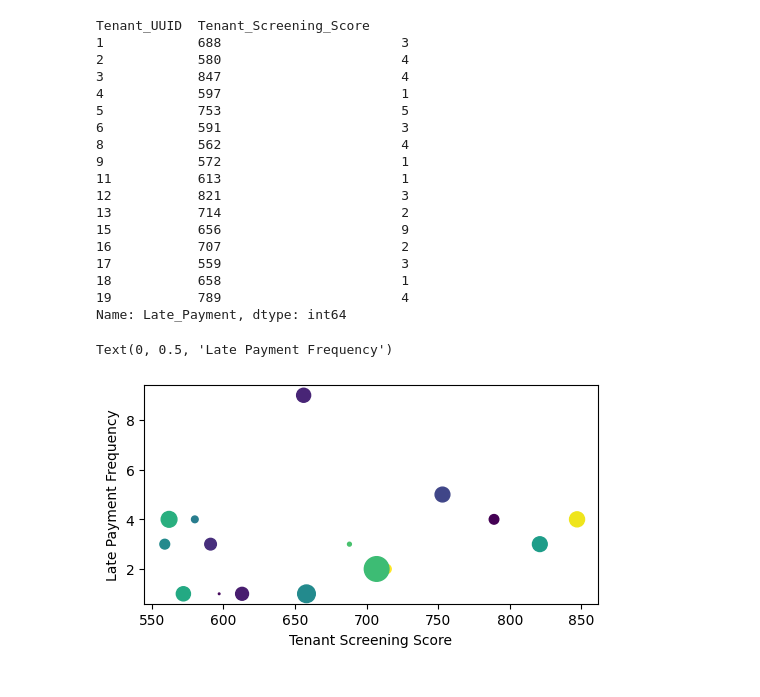
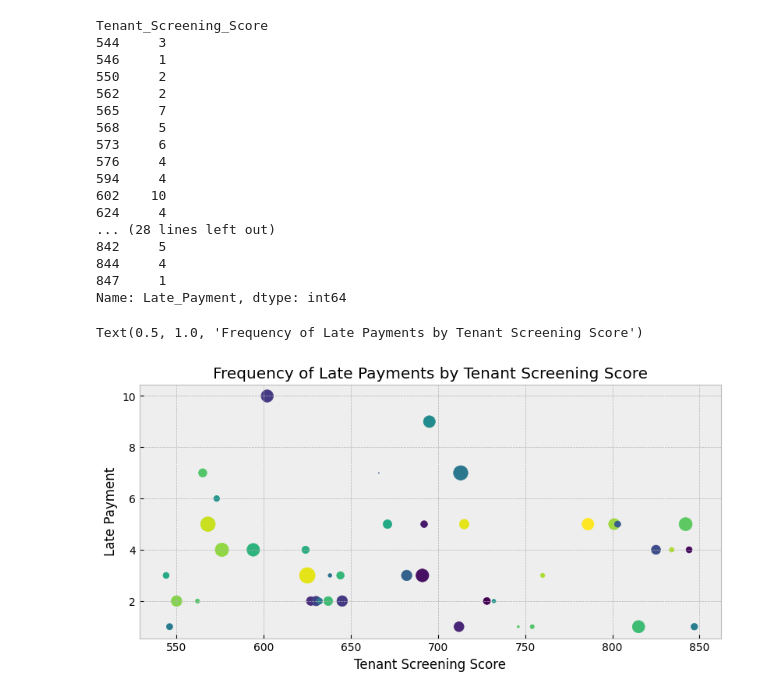
Before and after one commit to manu-raghuvanshi/SFR3-Case-Study, a Jupyter notebook: sfr3.ipynb, the cells around one changed output. Cells and saved outputs as stored; diff of their text form; code cells hidden in the pictures.

```diff
--- a/sfr3.ipynb
+++ b/sfr3.ipynb
@@ -58,0 +112,5 @@ tenant_info_df["Rent_Amount"].mean().round(2)
+# %%
+#Calculate Total Rent Amount for a tenant by adding Base Rent Amount, Utility, and Pet Fees
+
+tenant_info_df["Total_Rent_Amount"] = tenant_info_df["Rent_Amount"] + tenant_info_df["Utility_Amount"] + tenant_info_df["Pet_Amount"]
+tenant_info_df.head(5)
@@ -58,0 +124,5 @@ tenant_info_df["Rent_Amount"].mean().round(2)
+# %%
+# Calculate Average rent per house plan across Counties of Georgia
+county_house_rent_avg = tenant_info_df.groupby(["Counties","House_Plan"])["Total_Rent_Amount"].mean().round(2)
+# Run this to find info on all the tenants in a particular county, for e.g. "Baker": tenant_info_df[tenant_info_df["Counties"]=="Baker"]
+county_house_rent_avg
@@ -59,6 +192,7 @@ tenant_info_df["Rent_Amount"].mean().round(2)
 # %%
-rent_info_df = pd.read_csv(
-    filepath_or_buffer="generateData/rentInformation.csv"
-)
-rent_info_df.head(5)
+# Convert Date Columns from Object to Datetime
+rent_info_df["Rent_Paid_Date"] = rent_info_df["Rent_Paid_Date"].apply(pd.to_datetime)
+
+print(rent_info_df.head(5))
+print(rent_info_df.dtypes)
 # %% [output]
@@ -110,41 +311,43 @@ tenant_rent_df.filter(items=["Tenant_Name_x", "Late_Payment", "Tenant_Screening_
 # %%
-screening_payment_res = tenant_rent_df[tenant_rent_df["Late_Payment"]=="Y"].groupby(["Tenant_UUID", "Tenant_Screening_Score"]).count()["Late_Payment"]
+# Calculate Frequency of Late Payments by grouping them by Tenant_Screening_Score
+screening_payment_res = tenant_rent_df[tenant_rent_df["Late_Payment"]=="Y"].groupby(["Tenant_Screening_Score"]).count()["Late_Payment"]
 print(screening_payment_res)
 # %% [output]
-Tenant_UUID  Tenant_Screening_Score
-1            688                       3
-2            580                       4
-3            847                       4
-4            597                       1
-5            753                       5
-6            591                       3
-8            562                       4
-9            572                       1
-11           613                       1
-12           821                       3
-13           714                       2
-15           656                       9
-16           707                       2
-17           559                       3
-18           658                       1
-19           789                       4
+Tenant_Screening_Score
+544     3
+546     1
+550     2
+562     2
+565     7
+568     5
+573     6
+576     4
+594     4
+602    10
+624     4
+... (28 lines left out)
+842     5
+844     4
+847     1
 Name: Late_Payment, dtype: int64
 # %%
 scatter_plot_data = {
     "tenant_screening_score":[],
     "late_payment_count":[],
 }
 for index, count in screening_payment_res.items():
-    scatter_plot_data["tenant_screening_score"].append(index[1])
+    scatter_plot_data["tenant_screening_score"].append(index)
     scatter_plot_data["late_payment_count"].append(count)
 scatter_plot_data["color"] = np.random.randint(0, 50, len(scatter_plot_data["tenant_screening_score"]))
 scatter_plot_data["size"] = np.random.randn(len(scatter_plot_data["tenant_screening_score"]))
 scatter_plot_data["size"] = np.abs(scatter_plot_data["size"]) * 100
 
-fig, ax = plt.subplots(figsize=(5, 2.7), layout='constrained')
+fig, ax = plt.subplots(figsize=(8, 4), layout='constrained')
+plt.style.use("bmh")
 ax.scatter("tenant_screening_score", "late_payment_count", c="color", s="size", data=scatter_plot_data)
 ax.set_xlabel("Tenant Screening Score")
-ax.set_ylabel("Late Payment Frequency")
+ax.set_ylabel("Late Payment")
+plt.title("Frequency of Late Payments by Tenant Screening Score")
 # %% [output]
-Text(0, 0.5, 'Late Payment Frequency')
+Text(0.5, 1.0, 'Frequency of Late Payments by Tenant Screening Score')
-[figure, old version]
+[figure, new version]
```
Also changed, not shown: parts of 23 cells of this notebook, 5 other files.
